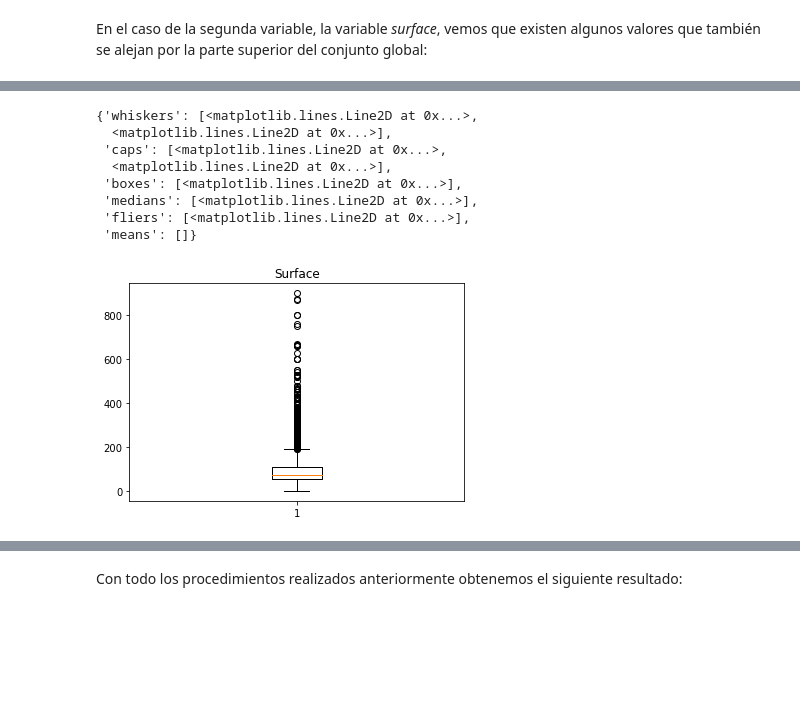
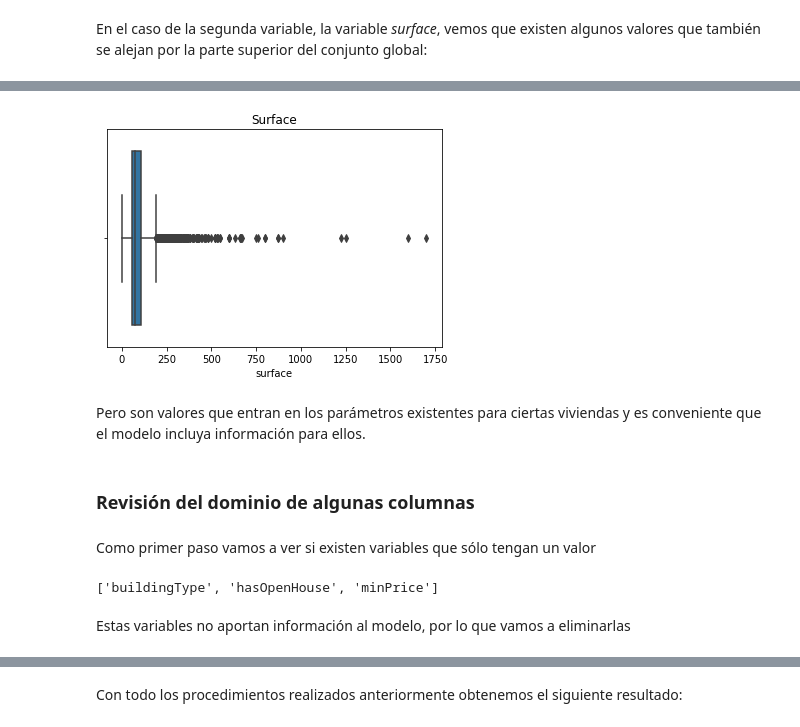
Before and after one commit to KevMCh/PRAC2, a Jupyter notebook: src/cleaning.ipynb, the cells around one changed output, grey strips where cells are left out. Cells and saved outputs as stored; diff of their text form; code cells hidden in the pictures; blank space fills up the shorter version.

```diff
--- a/src/cleaning.ipynb
+++ b/src/cleaning.ipynb
@@ -185,14 +303,19 @@ dataset = dataset[dataset.surface < 1000]
-# %%
-fig, ax = plt.subplots()
-ax.set_title('Surface')
-ax.boxplot(dataset.surface)
-# %% [output]
-{'whiskers': [<matplotlib.lines.Line2D at 0x...>,
-  <matplotlib.lines.Line2D at 0x...>],
- 'caps': [<matplotlib.lines.Line2D at 0x...>,
-  <matplotlib.lines.Line2D at 0x...>],
- 'boxes': [<matplotlib.lines.Line2D at 0x...>],
- 'medians': [<matplotlib.lines.Line2D at 0x...>],
- 'fliers': [<matplotlib.lines.Line2D at 0x...>],
- 'means': []}
-[figure, removed]
+# %%
+sns.boxplot(x=alquiler.surface)
+plt.gca().set_title("Surface")
+plt.show()
+# %% [output]
+[figure, added]
+# %% [markdown]
+Pero son valores que entran en los parámetros existentes para ciertas viviendas y es conveniente que el modelo incluya información para ellos.
+# %% [markdown]
+### Revisión del dominio de algunas columnas
+# %% [markdown]
+Como primer paso vamos a ver si existen variables que sólo tengan un valor
+# %%
+valores_unicos = [v for v in alquiler if len(alquiler[v].unique()) == 1]
+valores_unicos
+# %% [output]
+['buildingType', 'hasOpenHouse', 'minPrice']
+# %% [markdown]
+Estas variables no aportan información al modelo, por lo que vamos a eliminarlas
```
Also changed, not shown: parts of 105 cells of this notebook, 3 other files.
